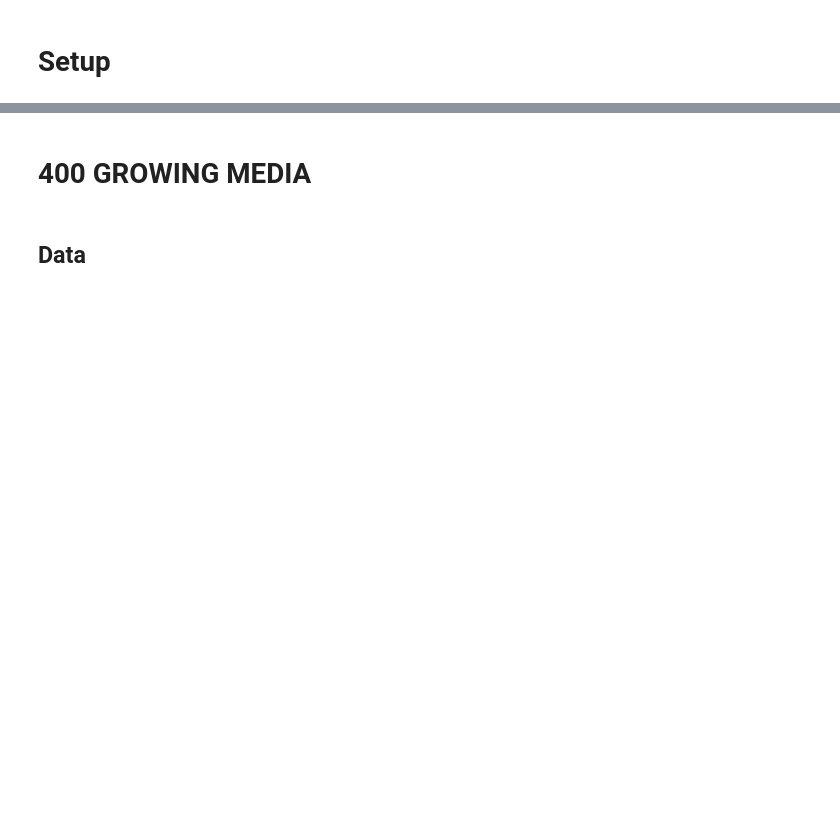
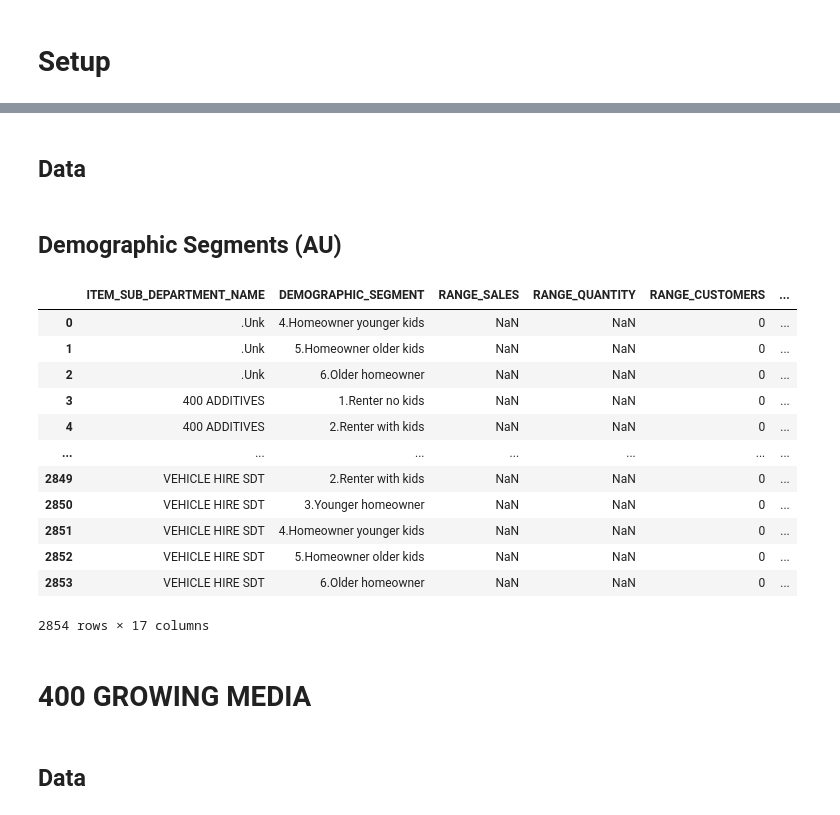
Before and after one commit to Meiji-Tran/Merch-Insights, a Jupyter notebook: NZ pest control & growing media/profiling.ipynb, the cells around one changed output, grey strips where cells are left out. Cells and saved outputs as stored; diff of their text form; code cells hidden in the pictures; blank space fills up the shorter version.

```diff
--- a/NZ pest control & growing media/profiling.ipynb
+++ b/NZ pest control & growing media/profiling.ipynb
@@ -19,0 +22,5 @@ end_date = "'2025-01-01'"
+# %% [markdown]
+## Data
+# %%
+# Set item range table name
+table_PC = 'PC_item_range' + datetime.today().strftime('%Y_%m_%d')
@@ -20,3 +33,33 @@ end_date = "'2025-01-01'"
+# %% [markdown]
+## Demographic Segments (AU)
+# %%
+PC_ds = con.read_sql_file_into_pandas(
+    file="sql/1-demographic-segments.sql",
+    formatting={
+        'start_date': start_date,
+        'end_date': end_date,
+        'table_name': table_PC,
+        'level' : 'item_sub_department_name',
+        'country' : 'AU'
+    }
+)
+# %%
+# Check data
+PC_ds
+# %% [output]
+|  | ITEM_SUB_DEPARTMENT_NAME | DEMOGRAPHIC_SEGMENT | RANGE_SALES | RANGE_QUANTITY | RANGE_CUSTOMERS | ... |
+| 0 | .Unk | 4.Homeowner younger kids | NaN | NaN | 0 | ... |
+| 1 | .Unk | 5.Homeowner older kids | NaN | NaN | 0 | ... |
+| 2 | .Unk | 6.Older homeowner | NaN | NaN | 0 | ... |
+| 3 | 400 ADDITIVES | 1.Renter no kids | NaN | NaN | 0 | ... |
+| 4 | 400 ADDITIVES | 2.Renter with kids | NaN | NaN | 0 | ... |
+| ... | ... | ... | ... | ... | ... | ... |
+| 2849 | VEHICLE HIRE SDT | 2.Renter with kids | NaN | NaN | 0 | ... |
+| 2850 | VEHICLE HIRE SDT | 3.Younger homeowner | NaN | NaN | 0 | ... |
+| 2851 | VEHICLE HIRE SDT | 4.Homeowner younger kids | NaN | NaN | 0 | ... |
+| 2852 | VEHICLE HIRE SDT | 5.Homeowner older kids | NaN | NaN | 0 | ... |
+| 2853 | VEHICLE HIRE SDT | 6.Older homeowner | NaN | NaN | 0 | ... |
+2854 rows × 17 columns
 # %% [markdown]
 # 400 GROWING MEDIA
 # %% [markdown]
```
Also changed, not shown: parts of 24 cells of this notebook, 10 other files.
